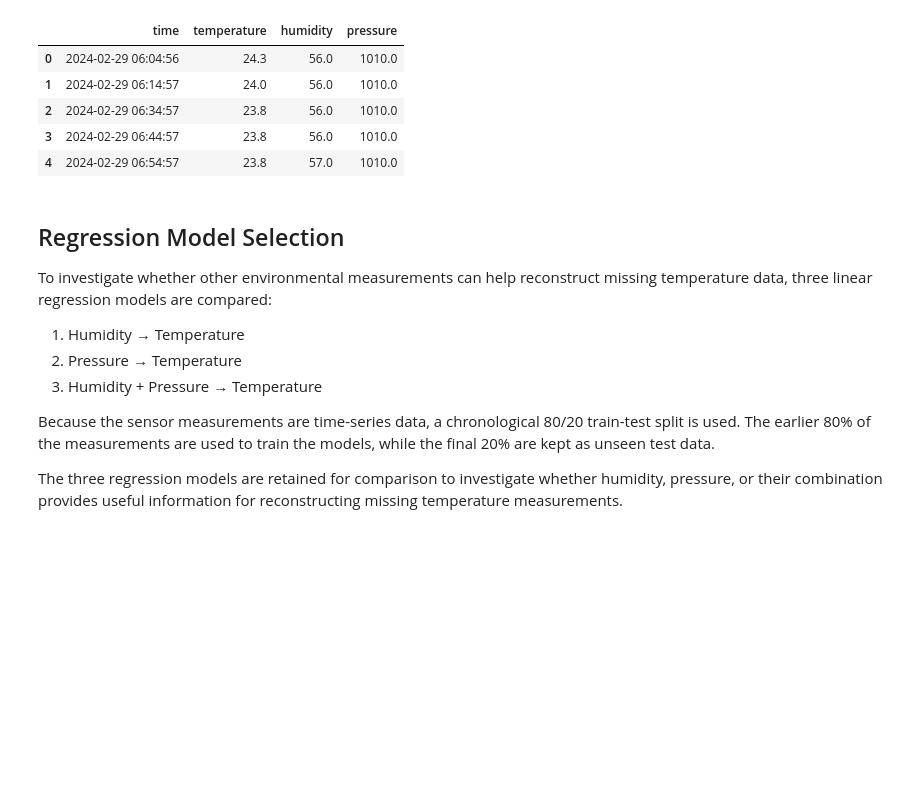
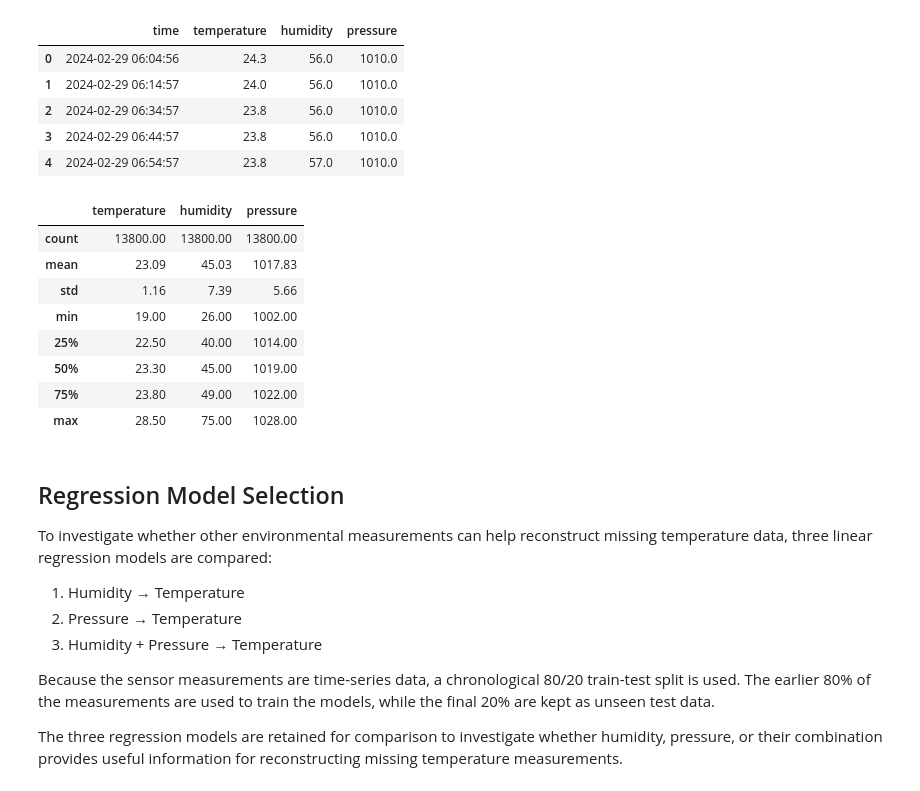
Before and after one commit to ben12251230-afk/MMA3001-Missing-Sensor-Reconstruction, a Jupyter notebook: notebooks/01_data_exploration.ipynb, the cells around one changed output. Cells and saved outputs as stored; diff of their text form; code cells hidden in the pictures; blank space fills up the shorter version.

```diff
--- a/notebooks/01_data_exploration.ipynb
+++ b/notebooks/01_data_exploration.ipynb
@@ -882,6 +882,18 @@ Clean rows: 13800
 | 2 | 2024-02-29 06:34:57 | 23.8 | 56.0 | 1010.0 |
 | 3 | 2024-02-29 06:44:57 | 23.8 | 56.0 | 1010.0 |
 | 4 | 2024-02-29 06:54:57 | 23.8 | 57.0 | 1010.0 |
+# %%
+multi_clean[["temperature", "humidity", "pressure"]].describe().round(2)
+# %% [output]
+|  | temperature | humidity | pressure |
+| count | 13800.00 | 13800.00 | 13800.00 |
+| mean | 23.09 | 45.03 | 1017.83 |
+| std | 1.16 | 7.39 | 5.66 |
+| min | 19.00 | 26.00 | 1002.00 |
+| 25% | 22.50 | 40.00 | 1014.00 |
+| 50% | 23.30 | 45.00 | 1019.00 |
+| 75% | 23.80 | 49.00 | 1022.00 |
+| max | 28.50 | 75.00 | 1028.00 |
 # %% [markdown]
 ## Regression Model Selection
 
```
Also changed, not shown: parts of 1 cell of this notebook, 3 other files.
